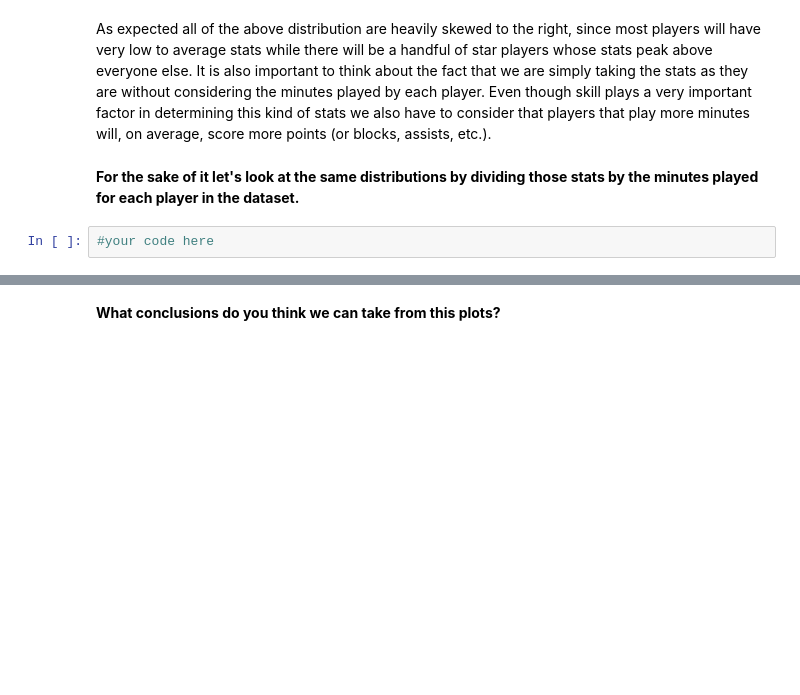
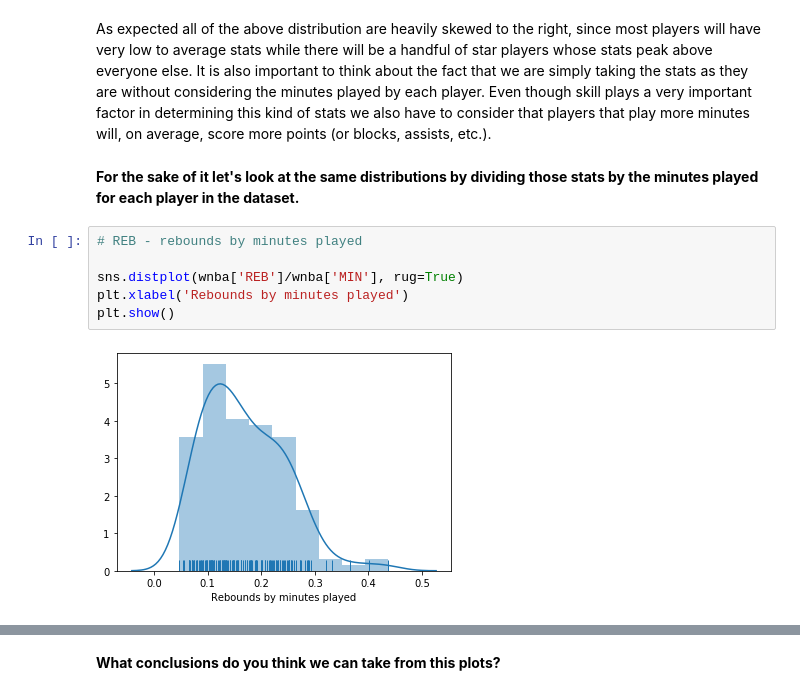
Before and after one commit to ta-data-lis/M2-mini-project2, a Jupyter notebook: your-code/2.-Exploratory-Data-Analysis.ipynb, the cells around one changed output, grey strips where cells are left out. Cells and saved outputs as stored; diff of their text form; blank space fills up the shorter version.

```diff
--- a/your-code/2.-Exploratory-Data-Analysis.ipynb
+++ b/your-code/2.-Exploratory-Data-Analysis.ipynb
@@ -294,5 +294,11 @@ BLK - blocks has a normal distribution, skewed to the left and with outliers to
 As expected all of the above distribution are heavily skewed to the right, since most players will have very low to average stats while there will be a handful of star players whose stats peak above everyone else. It is also important to think about the fact that we are simply taking the stats as they are without considering the minutes played by each player. Even though skill plays a very important factor in determining this kind of stats we also have to consider that players that play more minutes will, on average, score more points (or blocks, assists, etc.).
 # %% [markdown]
 **For the sake of it let's look at the same distributions by dividing those stats by the minutes played for each player in the dataset.**
-# %%
-#your code here
+# %%
+# REB - rebounds by minutes played
+
+sns.distplot(wnba['REB']/wnba['MIN'], rug=True)
+plt.xlabel('Rebounds by minutes played')
+plt.show()
+# %% [output]
+[figure, added]
```
Also changed, not shown: parts of 11 cells of this notebook, 4 other files.
